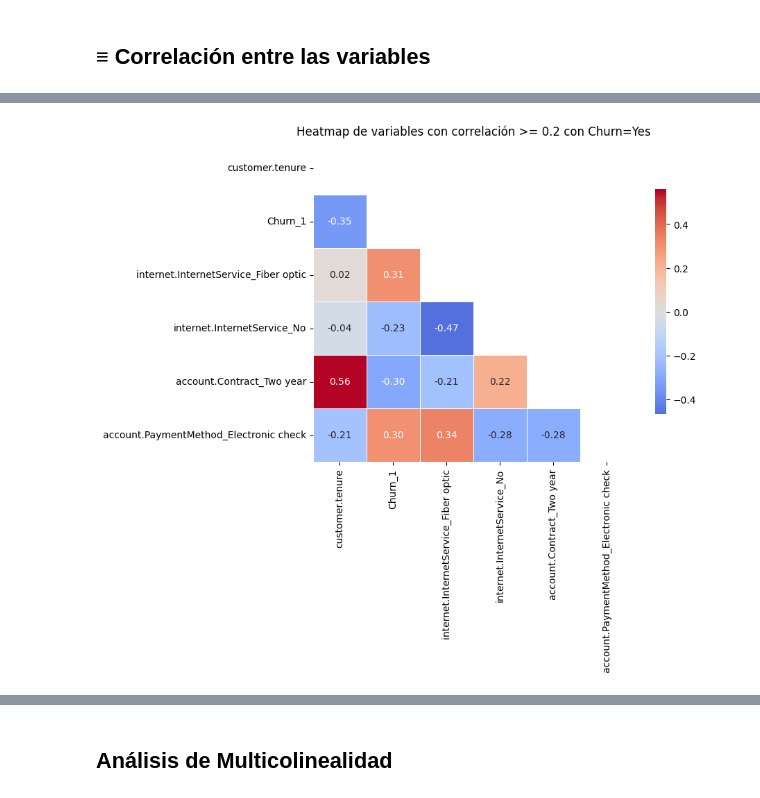
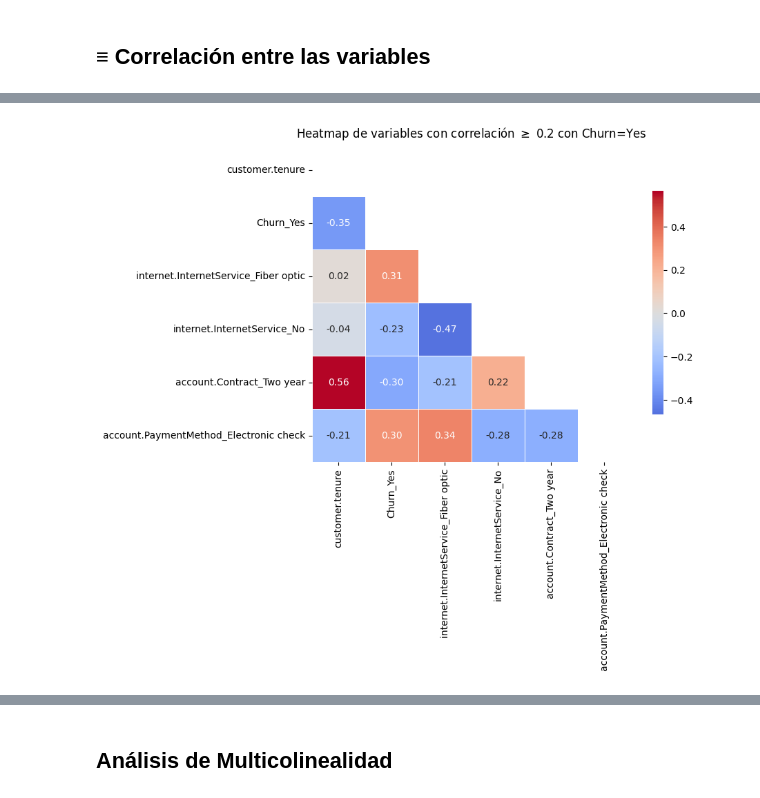
Before and after one commit to Akiri12/telecomx-alura2, a Jupyter notebook: notebooks/telecomx-latam-2.ipynb, the cells around one changed output, grey strips where cells are left out. Saved outputs shown, nothing was run; the diff lists cells and outputs as text; code cells hidden in the pictures.

```diff
--- a/notebooks/telecomx-latam-2.ipynb
+++ b/notebooks/telecomx-latam-2.ipynb
@@ -52,10 +54,9 @@ memory usage: 1.2+ MB
 # %%
-# Verifica si hay valores únicos en cada columna
 for col in df.columns:
   print(f"valores únicos en la columna'{col}': {df[col].nunique()}")
-  if df[col].nunique() < 10: # Imprima los valores solamente si no hay muchos
+  if df[col].nunique() < 20:
     print(df[col].unique())
-    print('_' * 60)  # Línea divisoria para mejor visualización
+    print('_' * 60)
 # %% [output]
 valores únicos en la columna'customerID': 7043
 valores únicos en la columna'Churn': 2
@@ -219,2 +186,5 @@ dtype: int64
+# %%
+# Elimina filas con valores nulos en las columnas especificadas
+df_encoded = df_encoded.dropna(subset=['Total.Day', 'account.Charges.Total'])
 # %%
 # Verifica valores nulos en las dos columnas
@@ -224,5 +194,2 @@ Cuentas_Diarias          0
 account.Charges.Total    0
 dtype: int64
-# %%
-# Elimina filas con valores nulos en las columnas especificadas
-df_encoded = df_encoded.dropna(subset=['Cuentas_Diarias', 'account.Charges.Total'])
@@ -329,39 +251,39 @@ import seaborn as sns
 import numpy as np
 
 # Definir la variable objetivo
-target_var = 'Churn_1'
+target_var = 'Churn_Yes'
 
 # Definir el umbral mínimo de correlación absoluta para la selección
 umbral = 0.2
 
 # Filtrar variables que tengan correlación absoluta >= umbral con la variable objetivo
 # Esto crea una lista con las variables relevantes
 variables_relevantes = corr.index[abs(corr[target_var]) >= umbral].tolist()
 
 # Asegurar que la variable objetivo esté en la lista (si no está, añadirla)
 if target_var not in variables_relevantes:
     variables_relevantes.append(target_var)
 
 # Crear una matriz de correlación solo con las variables seleccionadas
 corr_filtrada = corr.loc[variables_relevantes, variables_relevantes]
 
 # Generar una máscara para ocultar el triángulo superior de la matriz (incluida la diagonal)
 mascara = np.triu(np.ones_like(corr_filtrada, dtype=bool))
 
 # Graficar el heatmap con la máscara aplicada para mejor visualización
 plt.figure(figsize=(8,6))
 sns.heatmap(
     corr_filtrada,
     annot=True,
     fmt=".2f",
     cmap='coolwarm',
     center=0,
     square=True,
     linewidths=0.5,
     cbar_kws={"shrink": 0.7},
     mask=mascara
 )
-plt.title(f'Heatmap de variables con correlación >= {umbral} con Churn=Yes')
+plt.title(f'Heatmap de variables con correlación $\geq$ {umbral} con Churn=Yes')
 plt.show()
 # %% [output]
-[figure, old version]
+[figure, new version]
```
Also changed, not shown: parts of 71 cells of this notebook, 11 other files.
